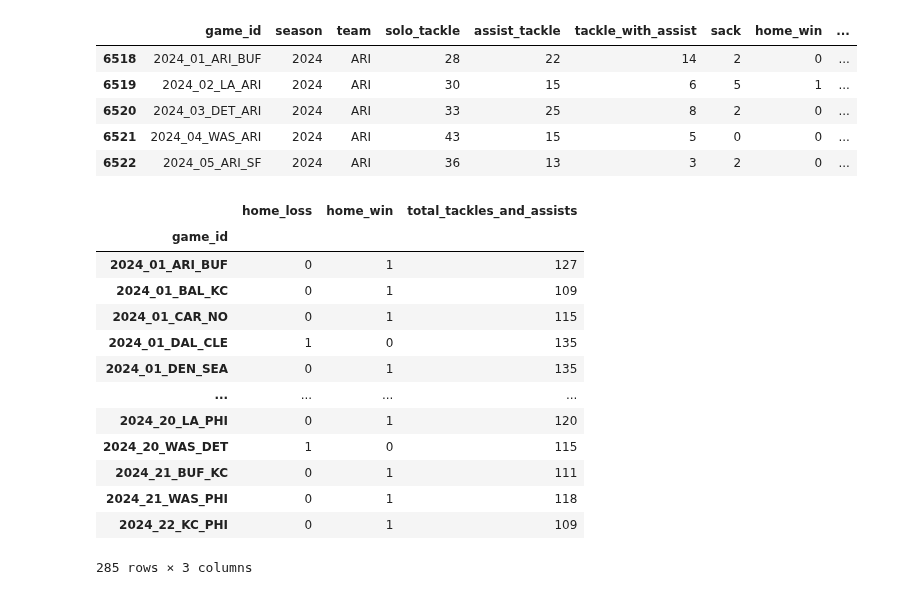
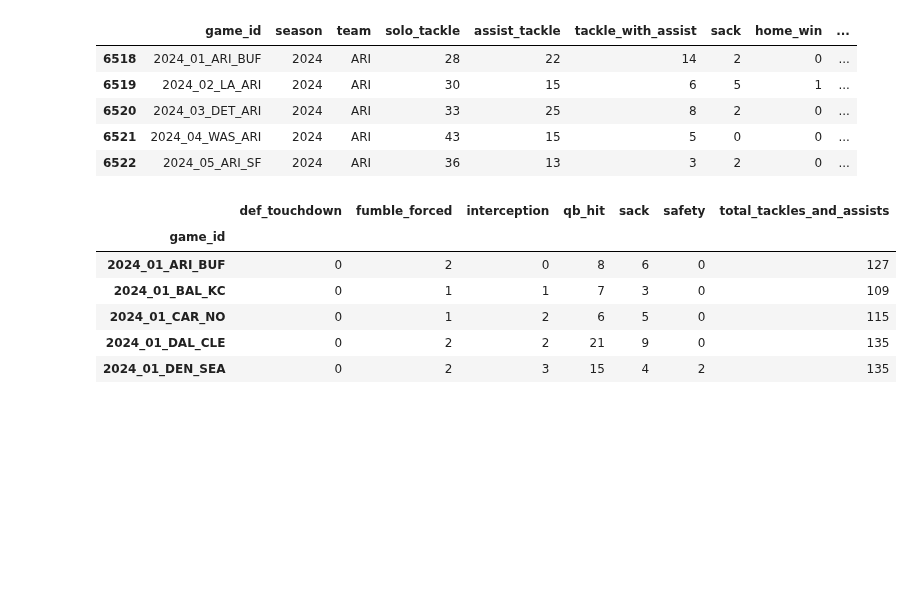
Before and after one commit to Ejaramillo1/nfl_ml_project, a Jupyter notebook: notebook/data/EDA_NFL_Team_metrics.ipynb, the cells around one changed output. Cells and saved outputs as stored; diff of their text form; code cells hidden in the pictures; blank space fills up the shorter version.

Commit message:
Created using Colab finished calculating the defensive and offensive indexes and created 3 different models.

```diff
--- a/notebook/data/EDA_NFL_Team_metrics.ipynb
+++ b/notebook/data/EDA_NFL_Team_metrics.ipynb
@@ -146,7 +148,11 @@ wdf_of_2024.head()
 | 6522 | 2024_05_ARI_SF | 2024 | 5 | ARI | REG | 42 | 0 | 33 | 2 | ... |
 5 rows × 115 columns
 # %%
-wdf_def_24_filtered = wdf_def_2024[['game_id', 'season', 'team', 'solo_tackle', 'assist_tackle', 'tackle_with_assist', 'sack', 'home_win', 'home_loss']]
+wdf_def_24_filtered = wdf_def_2024[['game_id', 'season', 'team', 'solo_tackle',
+                                    'assist_tackle', 'tackle_with_assist', 'sack',
+                                    'home_win', 'home_loss', 'qb_hit', 'interception',
+                                    'fumble_forced', 'def_touchdown', 'safety', 'defense_snaps'
+                                    ]]
 wdf_def_24_filtered.head()
 # %% [output]
 |  | game_id | season | team | solo_tackle | assist_tackle | tackle_with_assist | sack | home_win | ... |
@@ -159,25 +165,20 @@ wdf_def_24_filtered.head()
 wdf_def_24_filtered['total_tackles_and_assists'] = (wdf_def_24_filtered['solo_tackle'] + wdf_def_24_filtered['assist_tackle'] + wdf_def_24_filtered['tackle_with_assist'] + wdf_def_24_filtered['sack'])
 # %%
 
-wdf_def_24_filtered.pivot_table(
-    values=['total_tackles_and_assists'],
+defensive_df = wdf_def_24_filtered.pivot_table(
+    values=['total_tackles_and_assists', 'sack', 'qb_hit', 'interception', 'fumble_forced', 'def_touchdown', 'safety'],
     index='game_id',
     # columns='team',
     aggfunc='sum',
     fill_value=0
 )
+
+defensive_df.head()
 # %% [output]
-|  | home_loss | home_win | total_tackles_and_assists |
-| game_id |  |  |  |
-| 2024_01_ARI_BUF | 0 | 1 | 127 |
-| 2024_01_BAL_KC | 0 | 1 | 109 |
-| 2024_01_CAR_NO | 0 | 1 | 115 |
-| 2024_01_DAL_CLE | 1 | 0 | 135 |
-| 2024_01_DEN_SEA | 0 | 1 | 135 |
-| ... | ... | ... | ... |
-| 2024_20_LA_PHI | 0 | 1 | 120 |
-| 2024_20_WAS_DET | 1 | 0 | 115 |
-| 2024_21_BUF_KC | 0 | 1 | 111 |
-| 2024_21_WAS_PHI | 0 | 1 | 118 |
-| 2024_22_KC_PHI | 0 | 1 | 109 |
+|  | def_touchdown | fumble_forced | interception | qb_hit | sack | safety | total_tackles_and_assists |
+| game_id |  |  |  |  |  |  |  |
+| 2024_01_ARI_BUF | 0 | 2 | 0 | 8 | 6 | 0 | 127 |
+| 2024_01_BAL_KC | 0 | 1 | 1 | 7 | 3 | 0 | 109 |
+| 2024_01_CAR_NO | 0 | 1 | 2 | 6 | 5 | 0 | 115 |
+| 2024_01_DAL_CLE | 0 | 2 | 2 | 21 | 9 | 0 | 135 |
+| 2024_01_DEN_SEA | 0 | 2 | 3 | 15 | 4 | 2 | 135 |
-285 rows × 3 columns
```
Also changed, not shown: parts of 25 cells of this notebook.
